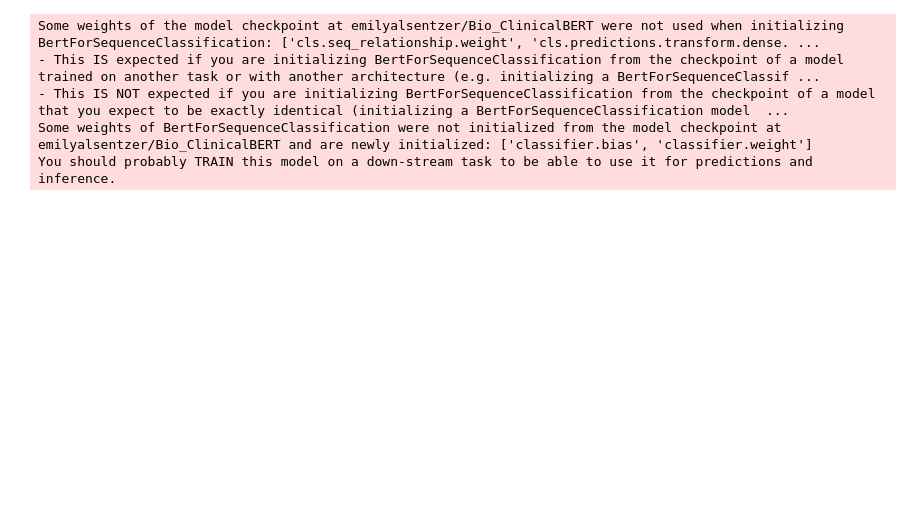
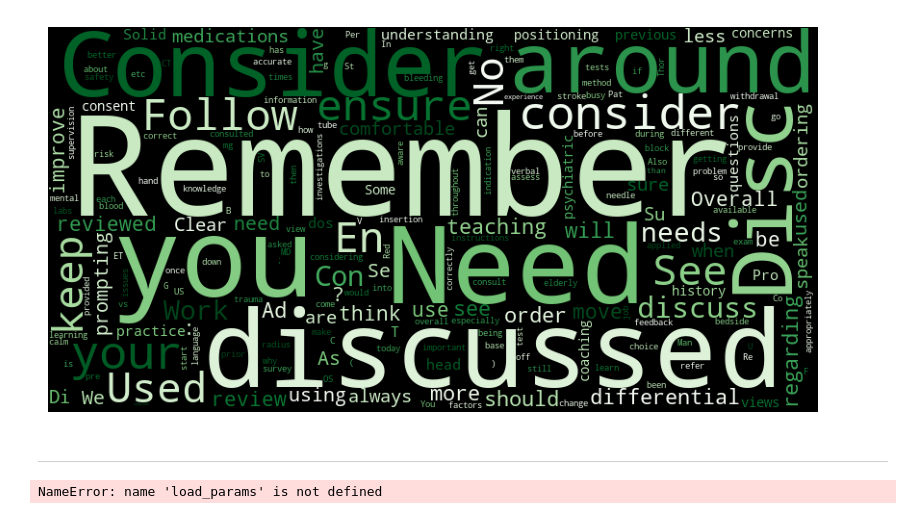
Before and after one commit to maxspad/nlp-qual, a Jupyter notebook: notebooks/explore/interp/interp.ipynb, the cells around one changed output. Drawn from its saved outputs; the diff is of its cells as text; code cells hidden in the pictures; blank space fills up the shorter version.

```diff
--- a/notebooks/explore/interp/interp.ipynb
+++ b/notebooks/explore/interp/interp.ipynb
@@ -48,0 +164,6 @@ print(cfg)
+# %%
+gen_wc_from_scores(word_scores, background_color='black', positive=False, colormap='Greens')
+# %% [output]
+[figure, added]
+# %% [markdown]
+---
@@ -49,4 +189,12 @@ print(cfg)
 # %%
+with initialize(version_base=None, config_path='../../../conf/'):
+    cfg = compose(config_name='config')
+cfg = cfg.test_tf
+
+cfg.mlflow_source_experiment_name = 'QUAL_tf_manual'
+cfg.mlflow_run_id = 'ac5719077e6c4ac9a18a4c5d917eac35'
+cfg.target_var = 'QUAL'
+
 mlflow.set_tracking_uri(cfg.mlflow_tracking_dir)
 
 # Load the model parameters from cross-validation
@@ -55,11 +203,6 @@ run = mlflow.get_run(cfg.mlflow_run_id)
 run_params = run.data.params
 train_cfg = OmegaConf.create(load_params(run_params))
 
-Xtr, ytr = th.load_data(train_cfg, train=True)
-model = ttf.train_tf_model(train_cfg, Xtr, ytr)
+print(train_cfg)
 # %% [output]
-Some weights of the model checkpoint at emilyalsentzer/Bio_ClinicalBERT were not used when initializing BertForSequenceClassification: ['cls.seq_relationship.weight', 'cls.predictions.transform.dense. ...
-- This IS expected if you are initializing BertForSequenceClassification from the checkpoint of a model trained on another task or with another architecture (e.g. initializing a BertForSequenceClassif ...
-- This IS NOT expected if you are initializing BertForSequenceClassification from the checkpoint of a model that you expect to be exactly identical (initializing a BertForSequenceClassification model  ...
-Some weights of BertForSequenceClassification were not initialized from the model checkpoint at emilyalsentzer/Bio_ClinicalBERT and are newly initialized: ['classifier.bias', 'classifier.weight']
-You should probably TRAIN this model on a down-stream task to be able to use it for predictions and inference.
+NameError: name 'load_params' is not defined
```
Also changed, not shown: parts of 31 cells of this notebook, 1 other file.
